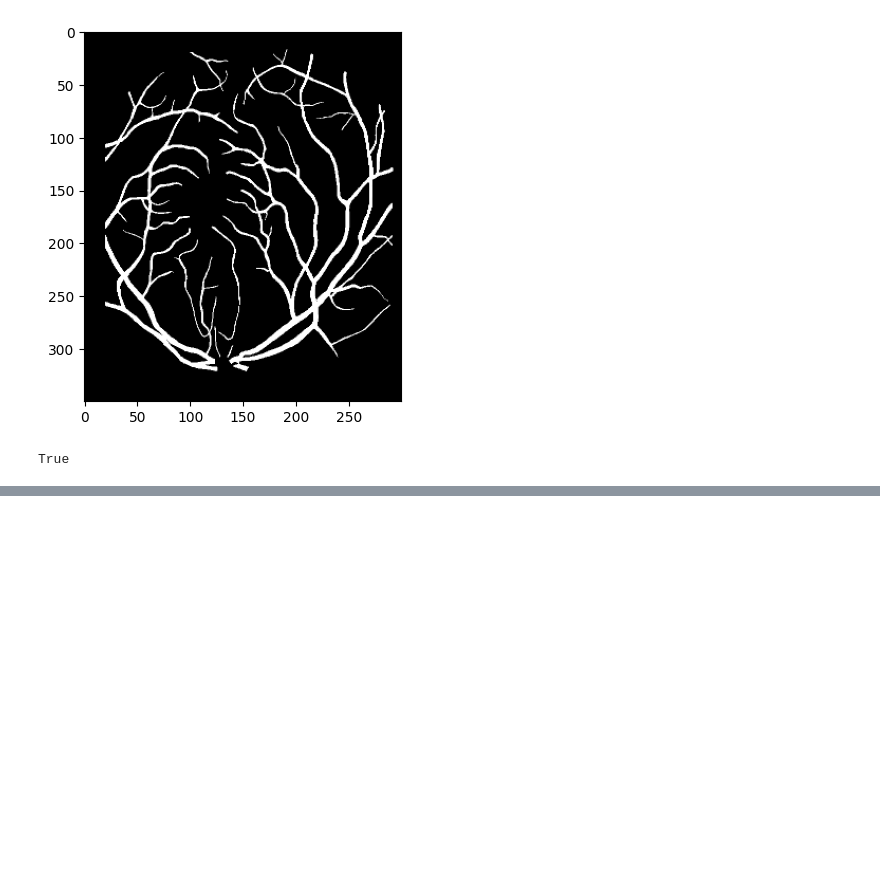
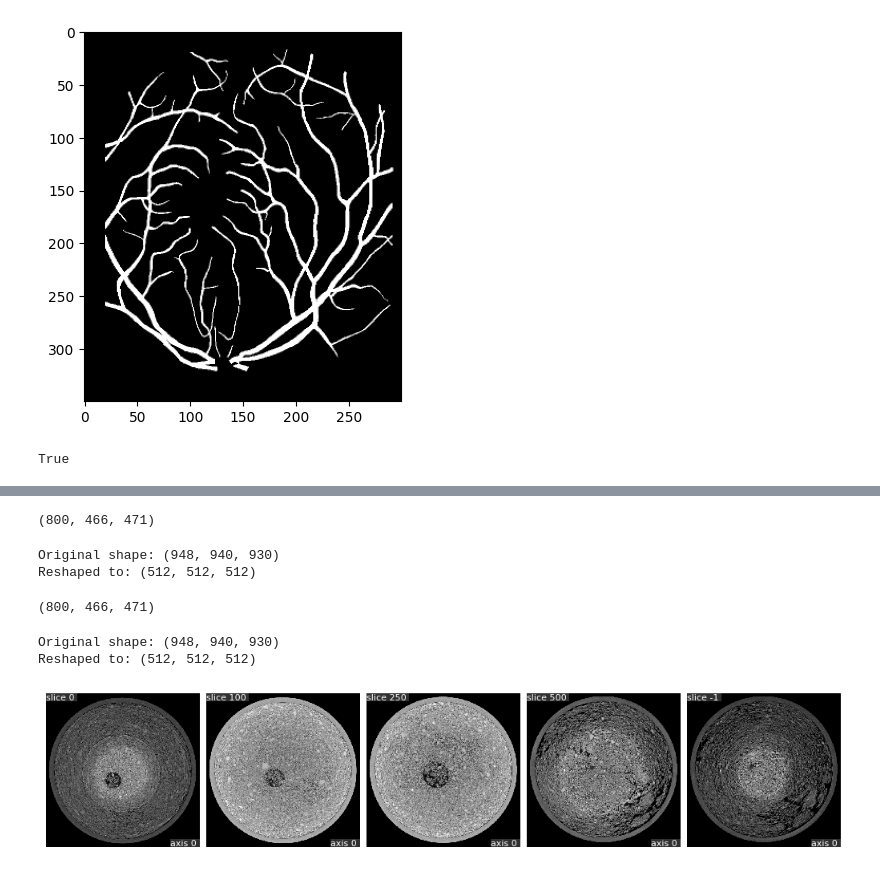
Before and after one commit to ciobi12/thesis, a Jupyter notebook: codebase/pg.ipynb, the cells around one changed output, grey strips where cells are left out. Saved outputs shown, nothing was run; the diff lists cells and outputs as text; code cells hidden in the pictures; blank space fills up the shorter version.

Commit message:
progress on synthetic 3d, real data results are bad

```diff
--- a/codebase/pg.ipynb
+++ b/codebase/pg.ipynb
@@ -290,0 +293,22 @@ plotter.add_text("Noisy Volume", font_size=10)
+# %%
+import nibabel as nib
+
+volume = nib.load("/zhome/55/7/202529/QIM/projects/2024_DANFIX_147_RAPID-P/analysis/sample30/s30_joint/week2-joint.nii")
+data = volume.get_fdata()
+data.shape
+# %% [output]
+(800, 466, 471)
+# %%
+from scipy.ndimage import zoom
+
+# Calculate zoom factors for each dimension
+target_shape = (512,)*3
+zoom_factors = [target_shape[i] / data.shape[i] for i in range(3)]
+
+# Reshape using interpolation
+data_reshaped = zoom(data, zoom_factors, order=1)
+print(f"Original shape: {data.shape}")
+print(f"Reshaped to: {data_reshaped.shape}")
+# %% [output]
+Original shape: (948, 940, 930)
+Reshaped to: (512, 512, 512)
@@ -290,0 +322,16 @@ plotter.add_text("Noisy Volume", font_size=10)
+# %%
+mask_data = mask.get_fdata()
+mask_data.shape
+# %% [output]
+(800, 466, 471)
+# %%
+# Calculate zoom factors for each dimension
+zoom_factors = [target_shape[i] / mask_data.shape[i] for i in range(3)]
+
+# Reshape using nearest-neighbor interpolation (order=0) to preserve label values
+mask_reshaped = zoom(mask_data, zoom_factors, order=0)
+print(f"Original shape: {mask_data.shape}")
+print(f"Reshaped to: {mask_reshaped.shape}")
+# %% [output]
+Original shape: (948, 940, 930)
+Reshaped to: (512, 512, 512)
@@ -290,0 +343,6 @@ plotter.add_text("Noisy Volume", font_size=10)
+# %%
+import qim3d
+
+qim3d.viz.slices_grid(data_reshaped, color_map='gray', slice_axis=0, num_slices=5, max_columns=5, slice_positions=[0,100,250,500,-1])
+# %% [output]
+[figure, added]
```
Also changed, not shown: parts of 5 cells of this notebook, 17 other files.
